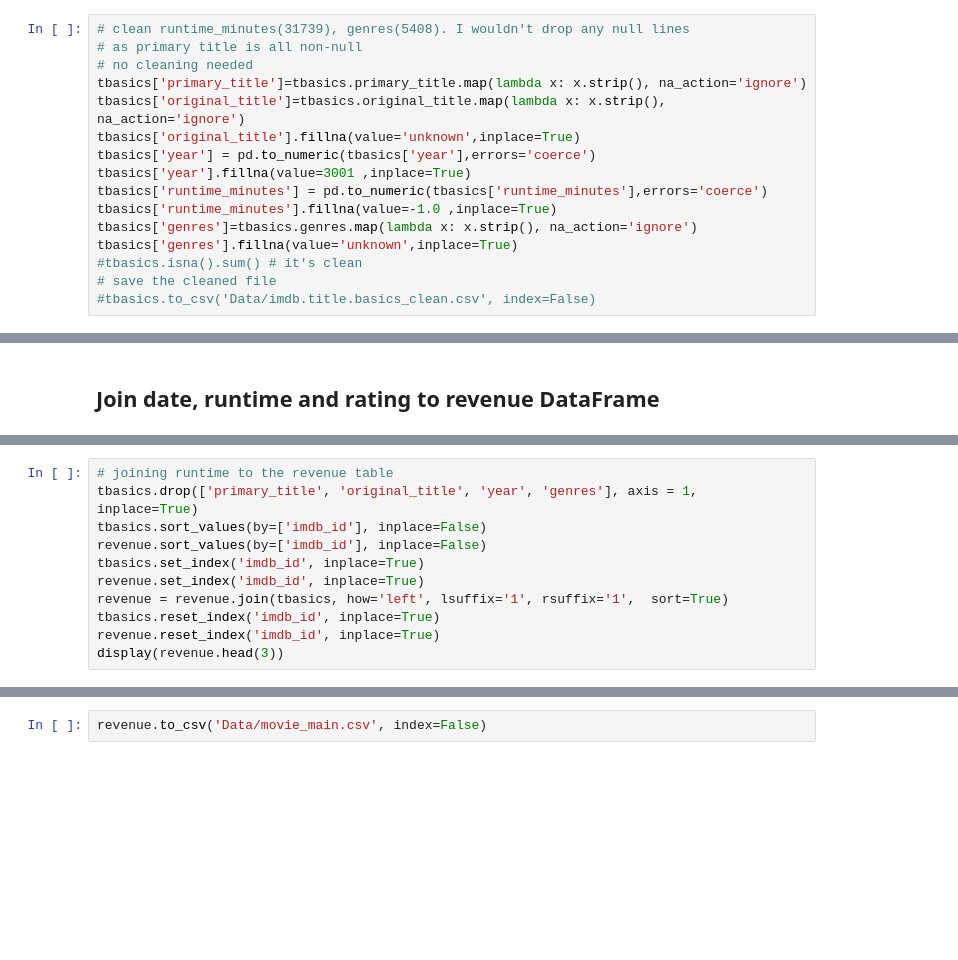
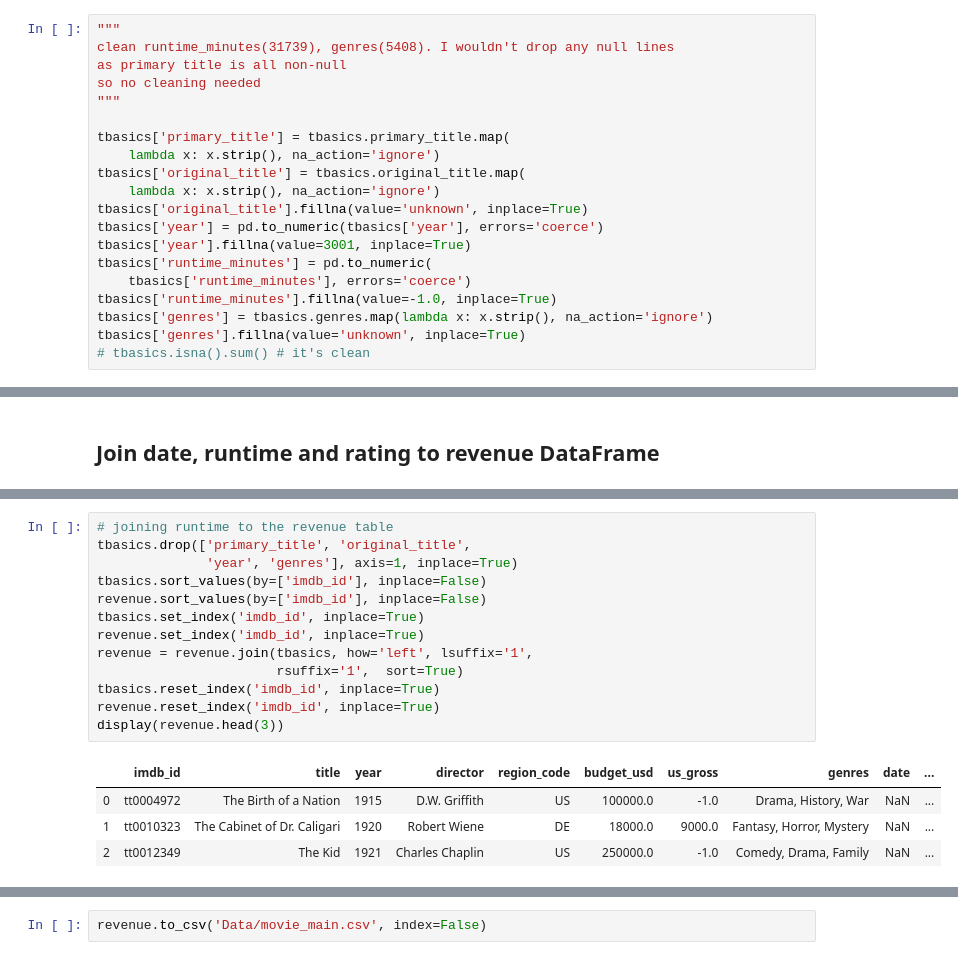
Before and after one commit to GitHub-ccd/Movie_Industry_Analysis_with_Pytho_MOD1, a Jupyter notebook: Data_Cleaning_Exploration.ipynb, the cells around one changed output, grey strips where cells are left out. Saved outputs shown, nothing was run; the diff lists cells and outputs as text; blank space fills up the shorter version.

```diff
--- a/Data_Cleaning_Exploration.ipynb
+++ b/Data_Cleaning_Exploration.ipynb
@@ -176,19 +198,23 @@ tbasics.loc[(tbasics.imdb_id == title) ]
 # %%
-# clean runtime_minutes(31739), genres(5408). I wouldn't drop any null lines
-# as primary title is all non-null
-# no cleaning needed
-tbasics['primary_title']=tbasics.primary_title.map(lambda x: x.strip(), na_action='ignore')
-tbasics['original_title']=tbasics.original_title.map(lambda x: x.strip(), na_action='ignore')
-tbasics['original_title'].fillna(value='unknown',inplace=True)
-tbasics['year'] = pd.to_numeric(tbasics['year'],errors='coerce')
-tbasics['year'].fillna(value=3001 ,inplace=True)
-tbasics['runtime_minutes'] = pd.to_numeric(tbasics['runtime_minutes'],errors='coerce')
-tbasics['runtime_minutes'].fillna(value=-1.0 ,inplace=True)
-tbasics['genres']=tbasics.genres.map(lambda x: x.strip(), na_action='ignore')
-tbasics['genres'].fillna(value='unknown',inplace=True)
-#tbasics.isna().sum() # it's clean
-# save the cleaned file
-#tbasics.to_csv('Data/imdb.title.basics_clean.csv', index=False)
+"""
+clean runtime_minutes(31739), genres(5408). I wouldn't drop any null lines
+as primary title is all non-null
+so no cleaning needed
+"""
+
+tbasics['primary_title'] = tbasics.primary_title.map(
+    lambda x: x.strip(), na_action='ignore')
+tbasics['original_title'] = tbasics.original_title.map(
+    lambda x: x.strip(), na_action='ignore')
+tbasics['original_title'].fillna(value='unknown', inplace=True)
+tbasics['year'] = pd.to_numeric(tbasics['year'], errors='coerce')
+tbasics['year'].fillna(value=3001, inplace=True)
+tbasics['runtime_minutes'] = pd.to_numeric(
+    tbasics['runtime_minutes'], errors='coerce')
+tbasics['runtime_minutes'].fillna(value=-1.0, inplace=True)
+tbasics['genres'] = tbasics.genres.map(lambda x: x.strip(), na_action='ignore')
+tbasics['genres'].fillna(value='unknown', inplace=True)
+# tbasics.isna().sum() # it's clean
 # %%
 # IMDB all crew information per title needs imdb.name.basics.csv file
 crew = pd.read_csv('Data/imdb.title.crew.csv')
@@ -339,13 +446,20 @@ display(revenue.head(3))
 # %%
 # joining runtime to the revenue table
-tbasics.drop(['primary_title', 'original_title', 'year', 'genres'], axis = 1, inplace=True)
+tbasics.drop(['primary_title', 'original_title',
+              'year', 'genres'], axis=1, inplace=True)
 tbasics.sort_values(by=['imdb_id'], inplace=False)
 revenue.sort_values(by=['imdb_id'], inplace=False)
 tbasics.set_index('imdb_id', inplace=True)
 revenue.set_index('imdb_id', inplace=True)
-revenue = revenue.join(tbasics, how='left', lsuffix='1', rsuffix='1',  sort=True)
+revenue = revenue.join(tbasics, how='left', lsuffix='1',
+                       rsuffix='1',  sort=True)
 tbasics.reset_index('imdb_id', inplace=True)
 revenue.reset_index('imdb_id', inplace=True)
 display(revenue.head(3))
+# %% [output]
+|  | imdb_id | title | year | director | region_code | budget_usd | us_gross | genres | date | ... |
+| 0 | tt0004972 | The Birth of a Nation | 1915 | D.W. Griffith | US | 100000.0 | -1.0 | Drama, History, War | NaN | ... |
+| 1 | tt0010323 | The Cabinet of Dr. Caligari | 1920 | Robert Wiene | DE | 18000.0 | 9000.0 | Fantasy, Horror, Mystery | NaN | ... |
+| 2 | tt0012349 | The Kid | 1921 | Charles Chaplin | US | 250000.0 | -1.0 | Comedy, Drama, Family | NaN | ... |
 # %%
 # joining ratings to the revenue table
```
Also changed, not shown: parts of 31 cells of this notebook, 3 other files.
